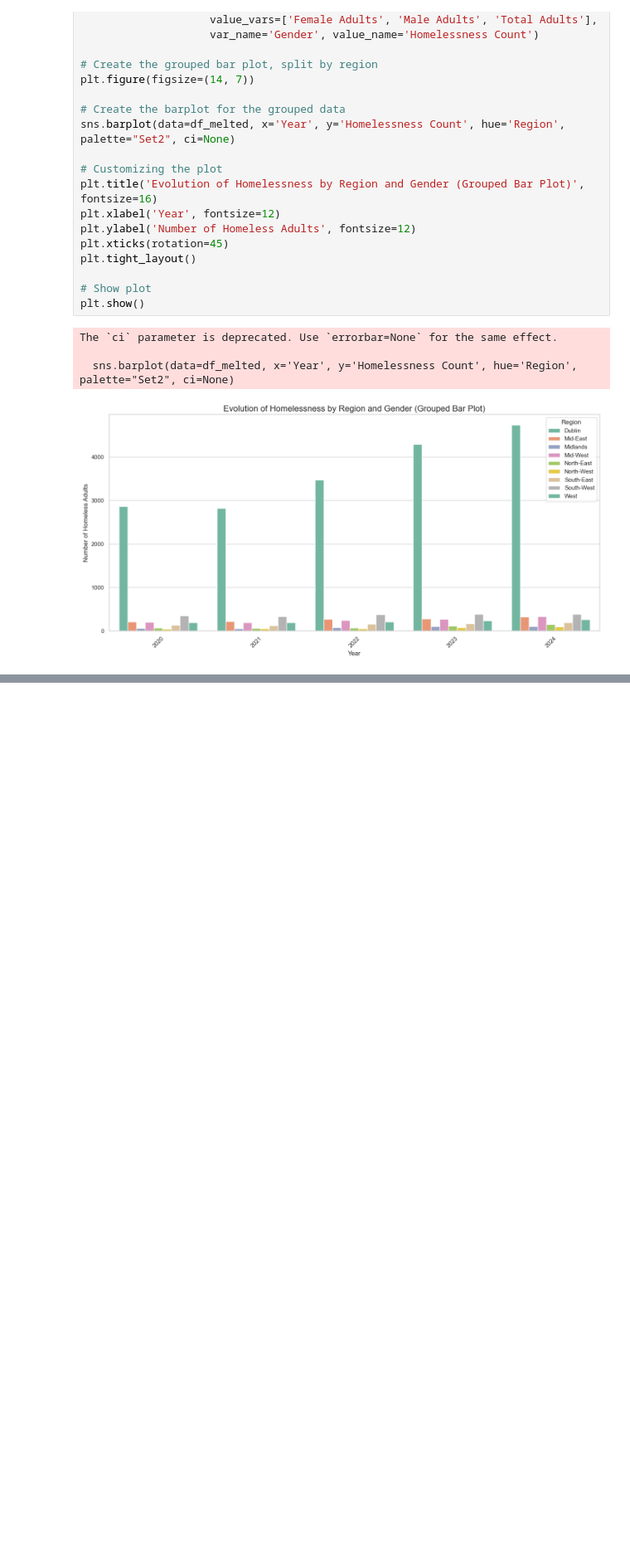
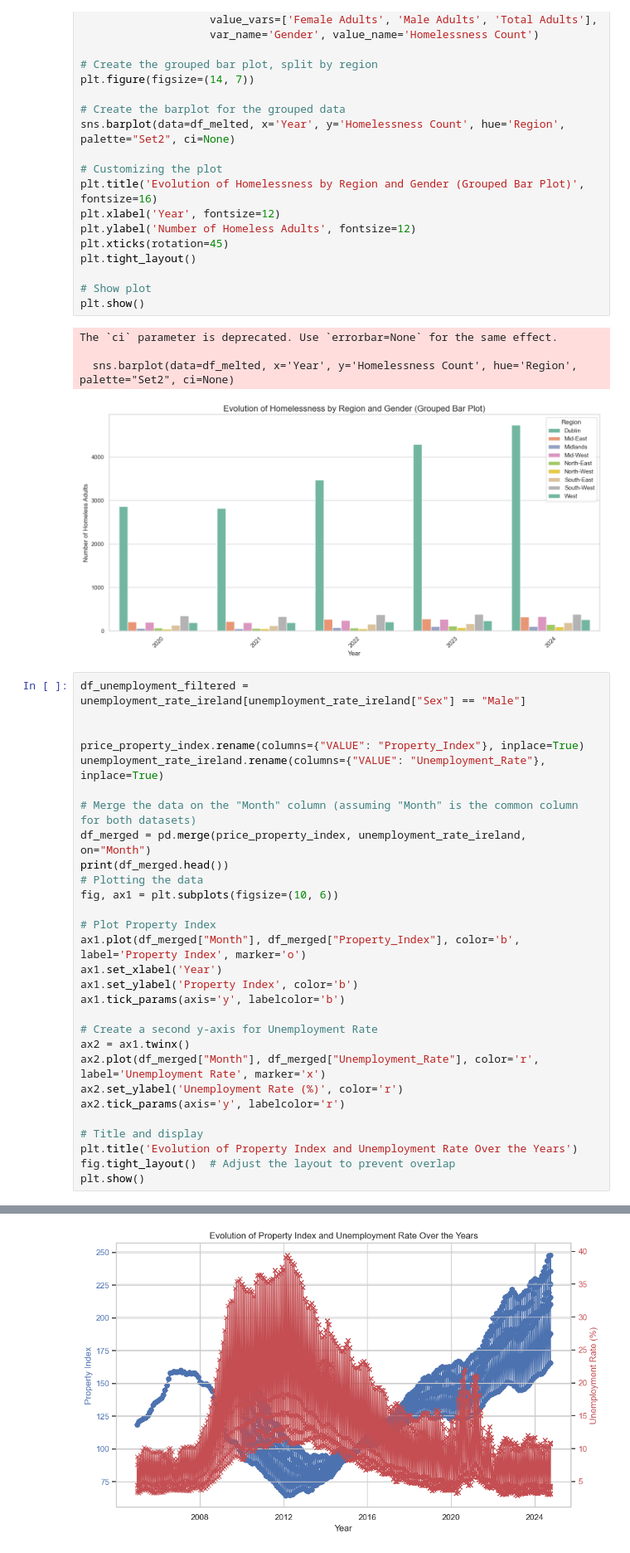
Before and after one commit to RobAstur/Programming-for-data-analytics, a Jupyter notebook: Project/project_version2.ipynb, the cells around one changed output, grey strips where cells are left out. Shown at 83% size. Drawn from its saved outputs; the diff is of its cells as text; blank space fills up the shorter version.

Commit message:
trying to merge tables

```diff
--- a/Project/project_version2.ipynb
+++ b/Project/project_version2.ipynb
@@ -447,3 +447,33 @@ The `ci` parameter is deprecated. Use `errorbar=None` for the same effect.
 
   sns.barplot(data=df_melted, x='Year', y='Homelessness Count', hue='Region', palette="Set2", ci=None)
 [figure]
+# %%
+df_unemployment_filtered = unemployment_rate_ireland[unemployment_rate_ireland["Sex"] == "Male"]
+
+
+price_property_index.rename(columns={"VALUE": "Property_Index"}, inplace=True)
+unemployment_rate_ireland.rename(columns={"VALUE": "Unemployment_Rate"}, inplace=True)
+
+# Merge the data on the "Month" column (assuming "Month" is the common column for both datasets)
+df_merged = pd.merge(price_property_index, unemployment_rate_ireland, on="Month")
+print(df_merged.head())
+# Plotting the data
+fig, ax1 = plt.subplots(figsize=(10, 6))
+
+# Plot Property Index
+ax1.plot(df_merged["Month"], df_merged["Property_Index"], color='b', label='Property Index', marker='o')
+ax1.set_xlabel('Year')
+ax1.set_ylabel('Property Index', color='b')
+ax1.tick_params(axis='y', labelcolor='b')
+
+# Create a second y-axis for Unemployment Rate
+ax2 = ax1.twinx()
+ax2.plot(df_merged["Month"], df_merged["Unemployment_Rate"], color='r', label='Unemployment Rate', marker='x')
+ax2.set_ylabel('Unemployment Rate (%)', color='r')
+ax2.tick_params(axis='y', labelcolor='r')
+
+# Title and display
+plt.title('Evolution of Property Index and Unemployment Rate Over the Years')
+fig.tight_layout()  # Adjust the layout to prevent overlap
+plt.show()
+# %% [output]
@@ -449,0 +497 @@ The `ci` parameter is deprecated. Use `errorbar=None` for the same effect.
+[figure, added]
```
Also changed, not shown: parts of 5 cells of this notebook.
